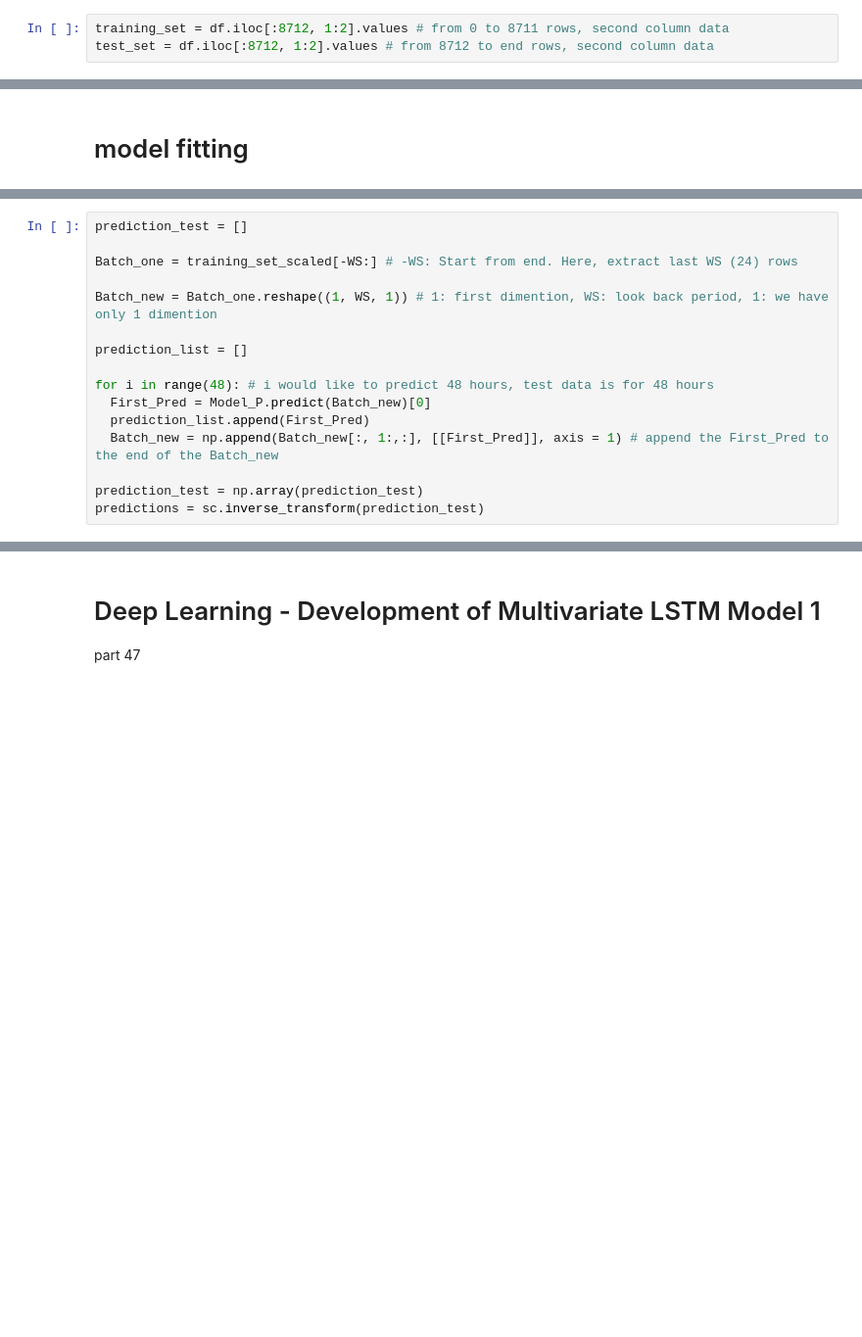
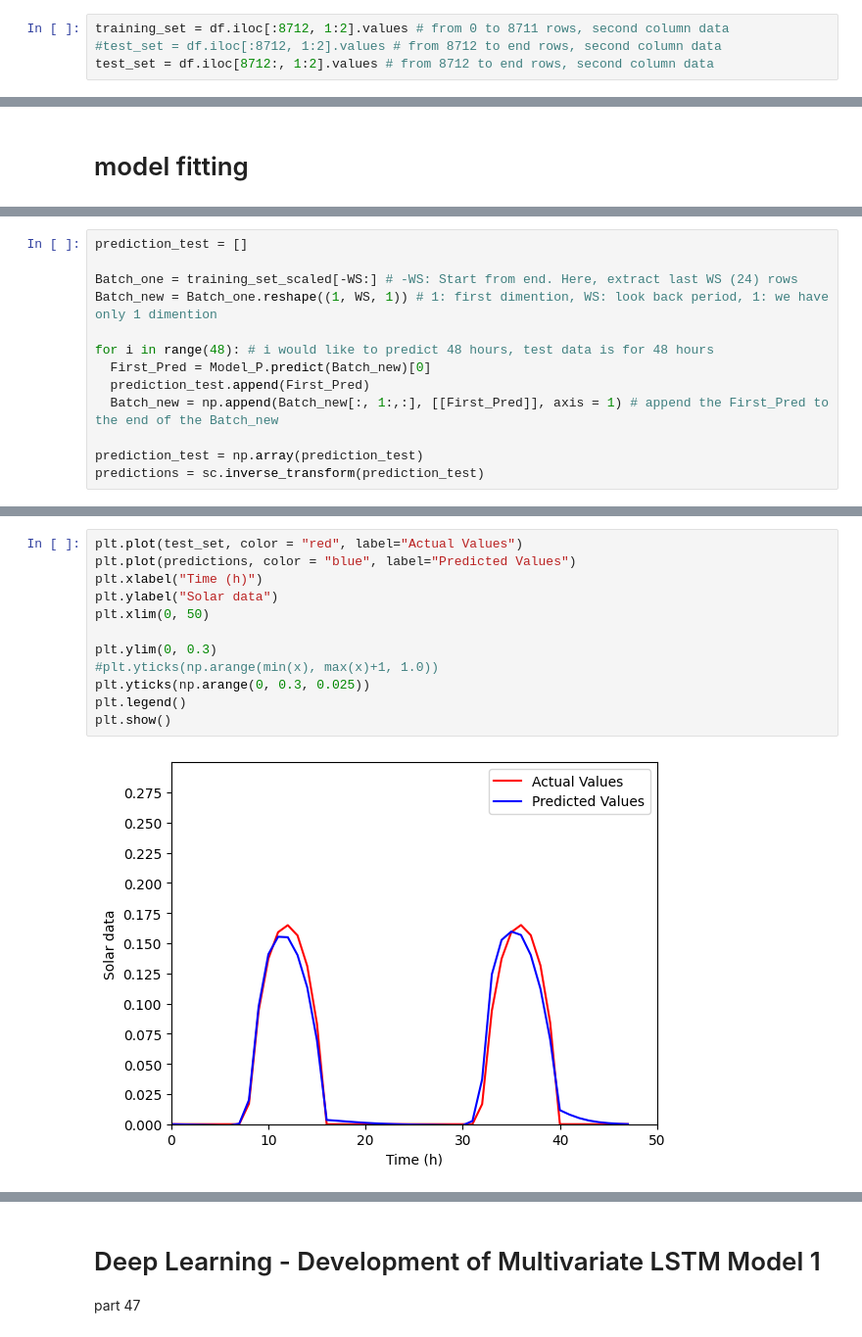
Before and after one commit to rizaho/ml_for_financial_analysis, a Jupyter notebook: 101_Time_Series_Analysis_And_Forecasting_with_Python.ipynb, the cells around one changed output, grey strips where cells are left out. Shown at 98% size. Saved outputs shown, nothing was run; the diff lists cells and outputs as text; blank space fills up the shorter version.

```diff
--- a/101_Time_Series_Analysis_And_Forecasting_with_Python.ipynb
+++ b/101_Time_Series_Analysis_And_Forecasting_with_Python.ipynb
@@ -326,7 +326,8 @@ df.head(50)
 # train test split
 # %%
 training_set = df.iloc[:8712, 1:2].values # from 0 to 8711 rows, second column data
-test_set = df.iloc[:8712, 1:2].values # from 8712 to end rows, second column data
+#test_set = df.iloc[:8712, 1:2].values # from 8712 to end rows, second column data
+test_set = df.iloc[8712:, 1:2].values # from 8712 to end rows, second column data
 # %% [markdown]
 # data scaling
 # %%
@@ -430,14 +431,11 @@ plt.show()
 prediction_test = []
 
 Batch_one = training_set_scaled[-WS:] # -WS: Start from end. Here, extract last WS (24) rows
-
 Batch_new = Batch_one.reshape((1, WS, 1)) # 1: first dimention, WS: look back period, 1: we have only 1 dimention
-
-prediction_list = []
 
 for i in range(48): # i would like to predict 48 hours, test data is for 48 hours
   First_Pred = Model_P.predict(Batch_new)[0]
-  prediction_list.append(First_Pred)
+  prediction_test.append(First_Pred)
   Batch_new = np.append(Batch_new[:, 1:,:], [[First_Pred]], axis = 1) # append the First_Pred to the end of the Batch_new
 
 prediction_test = np.array(prediction_test)
@@ -447,0 +483,14 @@ NameError: name 'first_Pred' is not defined
+# %%
+plt.plot(test_set, color = "red", label="Actual Values")
+plt.plot(predictions, color = "blue", label="Predicted Values")
+plt.xlabel("Time (h)")
+plt.ylabel("Solar data")
+plt.xlim(0, 50)
+
+plt.ylim(0, 0.3)
+#plt.yticks(np.arange(min(x), max(x)+1, 1.0))
+plt.yticks(np.arange(0, 0.3, 0.025))
+plt.legend()
+plt.show()
+# %% [output]
+[figure, added]
```
Also changed, not shown: parts of 13 cells of this notebook.
